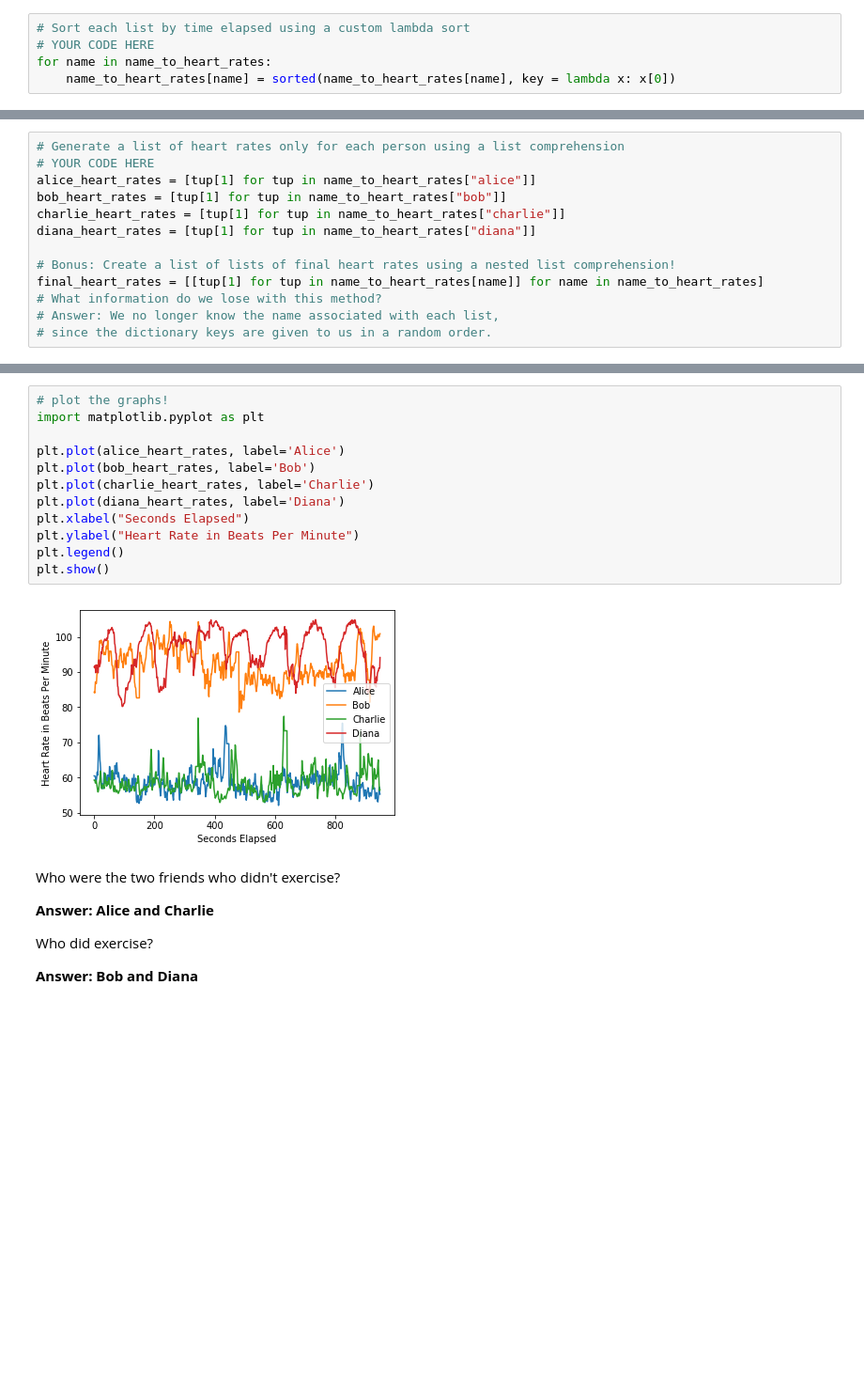
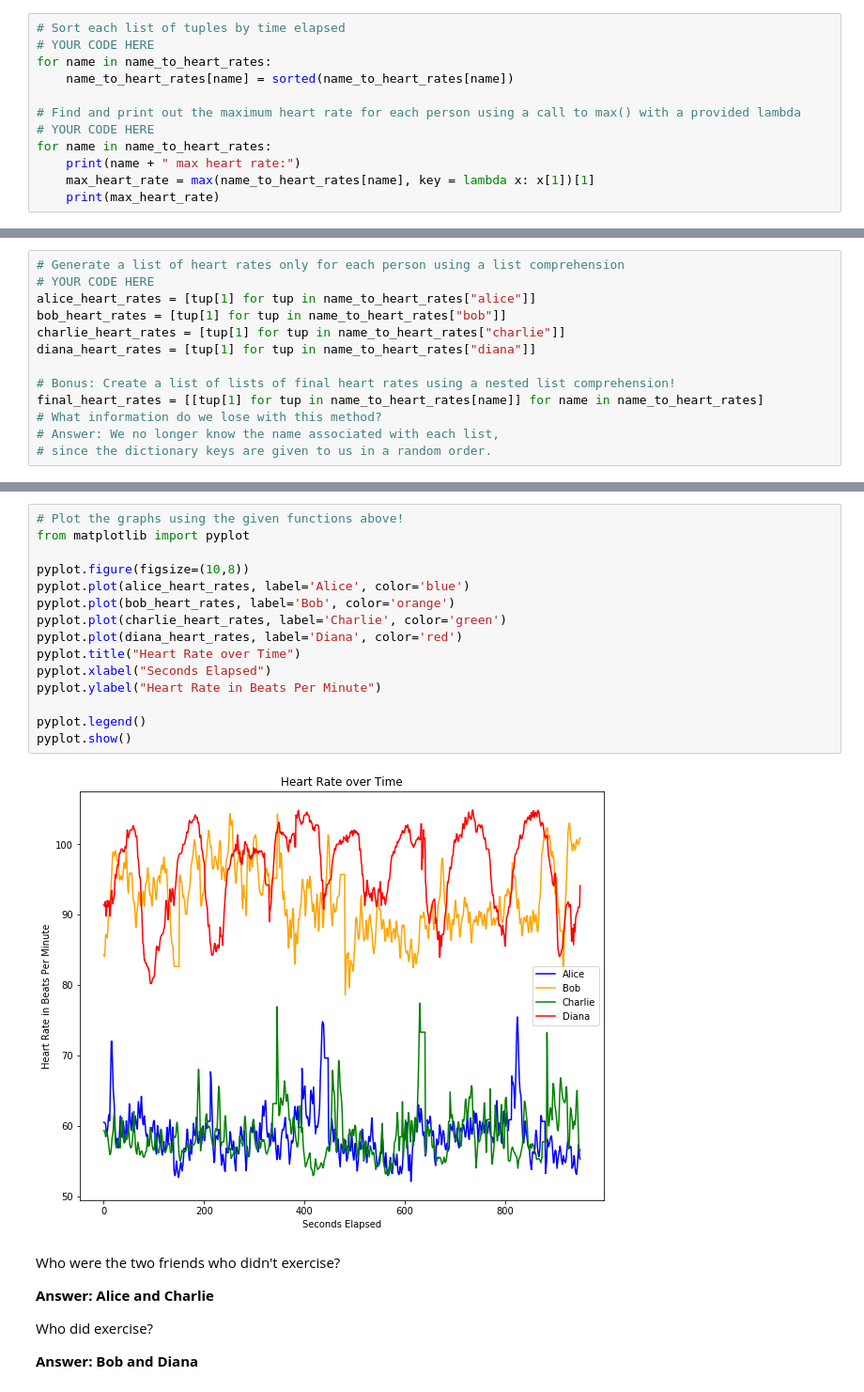
Before and after one commit to jason2249/section-8-a, a Jupyter notebook: heart_rates_soln.ipynb, the cells around one changed output, grey strips where cells are left out. Shown at 94% size. Cells and saved outputs as stored; diff of their text form; blank space fills up the shorter version.

```diff
--- a/heart_rates_soln.ipynb
+++ b/heart_rates_soln.ipynb
@@ -33,5 +39,12 @@ Now that we have a dictionary containing the relevant data, it's time to organiz
 # %%
-# Sort each list by time elapsed using a custom lambda sort
+# Sort each list of tuples by time elapsed
 # YOUR CODE HERE
 for name in name_to_heart_rates:
-    name_to_heart_rates[name] = sorted(name_to_heart_rates[name], key = lambda x: x[0])
+    name_to_heart_rates[name] = sorted(name_to_heart_rates[name])
+
+# Find and print out the maximum heart rate for each person using a call to max() with a provided lambda
+# YOUR CODE HERE
+for name in name_to_heart_rates:
+    print(name + " max heart rate:")
+    max_heart_rate = max(name_to_heart_rates[name], key = lambda x: x[1])[1]
+    print(max_heart_rate)
@@ -61,17 +99,20 @@ Finally, we can graph our resulting lists to expose the culprits once and for al
 # %%
-# plot the graphs!
-import matplotlib.pyplot as plt
+# Plot the graphs using the given functions above!
+from matplotlib import pyplot
 
-plt.plot(alice_heart_rates, label='Alice')
-plt.plot(bob_heart_rates, label='Bob')
-plt.plot(charlie_heart_rates, label='Charlie')
-plt.plot(diana_heart_rates, label='Diana')
-plt.xlabel("Seconds Elapsed")
-plt.ylabel("Heart Rate in Beats Per Minute")
-plt.legend()
-plt.show()
+pyplot.figure(figsize=(10,8))
+pyplot.plot(alice_heart_rates, label='Alice', color='blue')
+pyplot.plot(bob_heart_rates, label='Bob', color='orange')
+pyplot.plot(charlie_heart_rates, label='Charlie', color='green')
+pyplot.plot(diana_heart_rates, label='Diana', color='red')
+pyplot.title("Heart Rate over Time")
+pyplot.xlabel("Seconds Elapsed")
+pyplot.ylabel("Heart Rate in Beats Per Minute")
+
+pyplot.legend()
+pyplot.show()
 # %% [output]
-[figure, old version]
+[figure, new version]
 # %% [markdown]
 Who were the two friends who didn't exercise?
 
```
Also changed, not shown: parts of 4 cells of this notebook, 1 other file.
